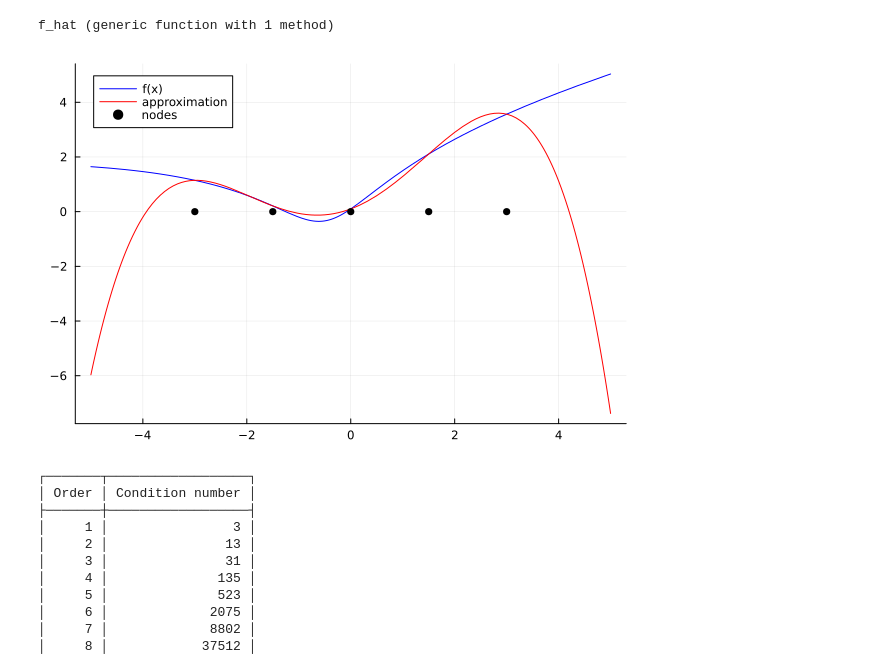
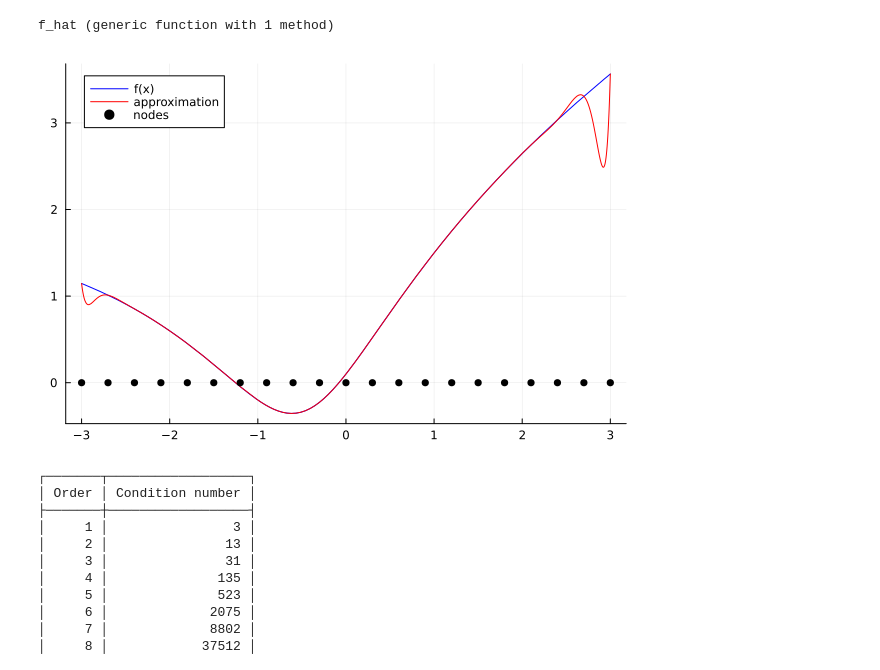
Before and after one commit to pzoch/QEcon2023, a Jupyter notebook: Code/Approximation/approximation_notebook_1.ipynb, the cells around one changed output. Saved outputs shown, nothing was run; the diff lists cells and outputs as text; code cells hidden in the pictures.

```diff
--- a/Code/Approximation/approximation_notebook_1.ipynb
+++ b/Code/Approximation/approximation_notebook_1.ipynb
@@ -21,7 +21,7 @@ plot(f1, -5, 5, label="f(x)", legend=:topleft, title = "our amazing function")
 # %% [output]
 [figure]
 # %%
-J = 4
+J = 20
 nodes = LinRange(-3,3,J+1) # J+1 nodes between -3 and 3
 Phi = Array{Float64}(undef,J+1,J+1)
 
@@ -41,11 +52,11 @@ f_hat(x, betas ,J) = sum([betas[j+1]*x^j for j = 0:J])
 # %% [output]
 f_hat (generic function with 1 method)
 # %%
-plot(f1, -5, 5, label="f(x)", legend=:topleft,color = :blue)
-plot!(x->f_hat(x,betas,J),  -5, 5, label="approximation", legend=:topleft,color = :red)
+plot(f1, -3, 3, label="f(x)", legend=:topleft,color = :blue)
+plot!(x->f_hat(x,betas,J),  -3, 3, label="approximation", legend=:topleft,color = :red)
 scatter!(nodes,zeros(J+1),label="nodes", legend=:topleft,color = :black)
 # %% [output]
-[figure, old version]
+[figure, new version]
 # %%
 ## let's see if the Phi matrix is nice...
 vec_cond = []
```
Also changed, not shown: parts of 4 cells of this notebook, 5 other files.
